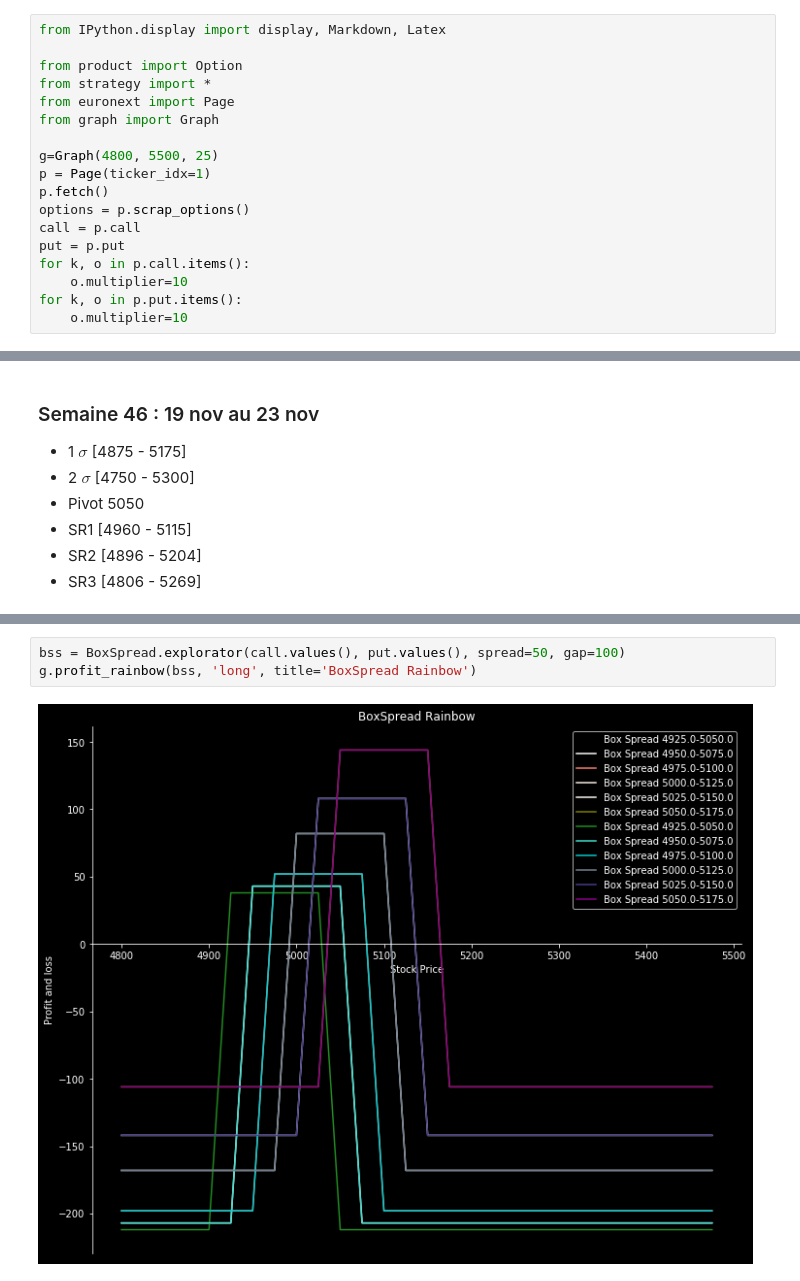
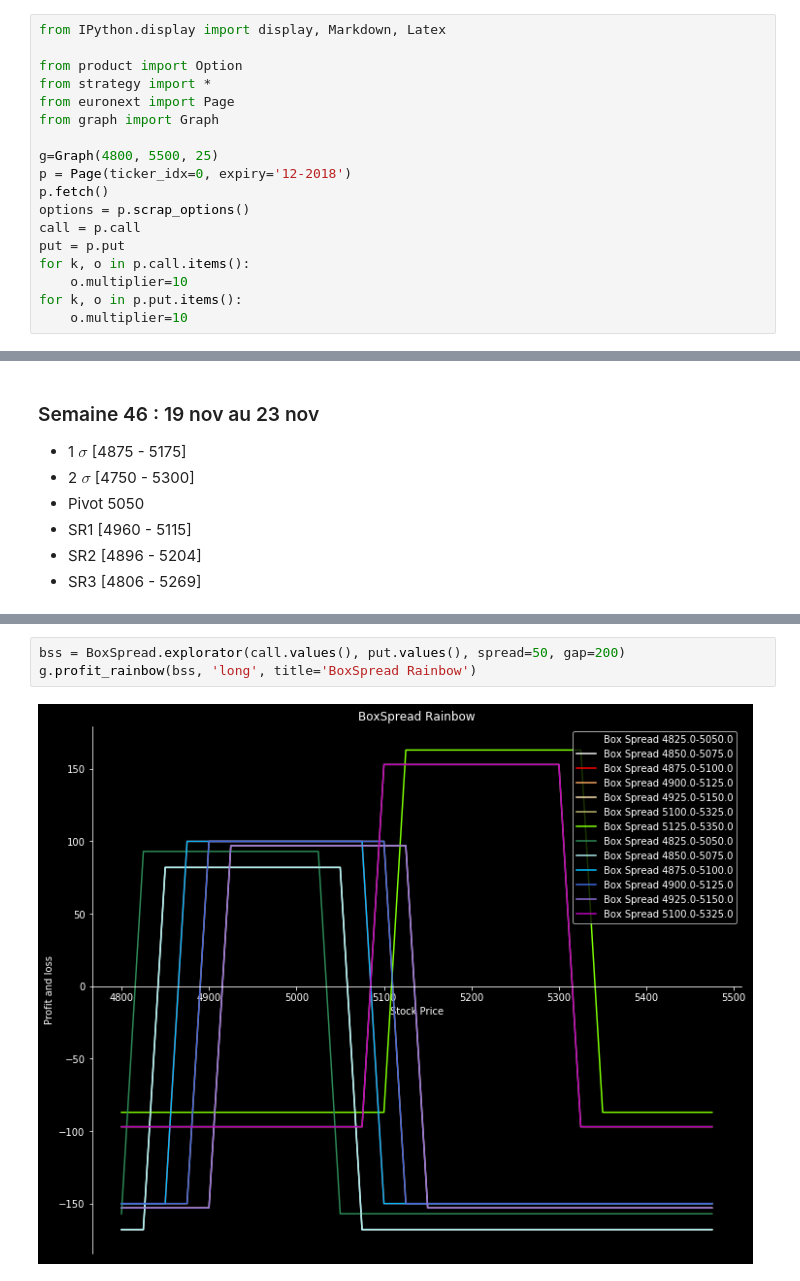
Before and after one commit to splanquart/spoption, a Jupyter notebook: boxspread_chooser.ipynb, the cells around one changed output, grey strips where cells are left out. Saved outputs shown, nothing was run; the diff lists cells and outputs as text.

```diff
--- a/boxspread_chooser.ipynb
+++ b/boxspread_chooser.ipynb
@@ -7,7 +7,7 @@ from euronext import Page
 from graph import Graph
 
 g=Graph(4800, 5500, 25)
-p = Page(ticker_idx=1)
+p = Page(ticker_idx=0, expiry='12-2018')
 p.fetch()
 options = p.scrap_options()
 call = p.call
@@ -49,5 +47,5 @@ g.profit_rainbow(bss, 'long', title='BoxSpread Rainbow')
 # %%
-bss = BoxSpread.explorator(call.values(), put.values(), spread=50, gap=100)
+bss = BoxSpread.explorator(call.values(), put.values(), spread=50, gap=200)
 g.profit_rainbow(bss, 'long', title='BoxSpread Rainbow')
 # %% [output]
-[figure, old version]
+[figure, new version]
```
Also changed, not shown: parts of 5 cells of this notebook, 2 other files.
